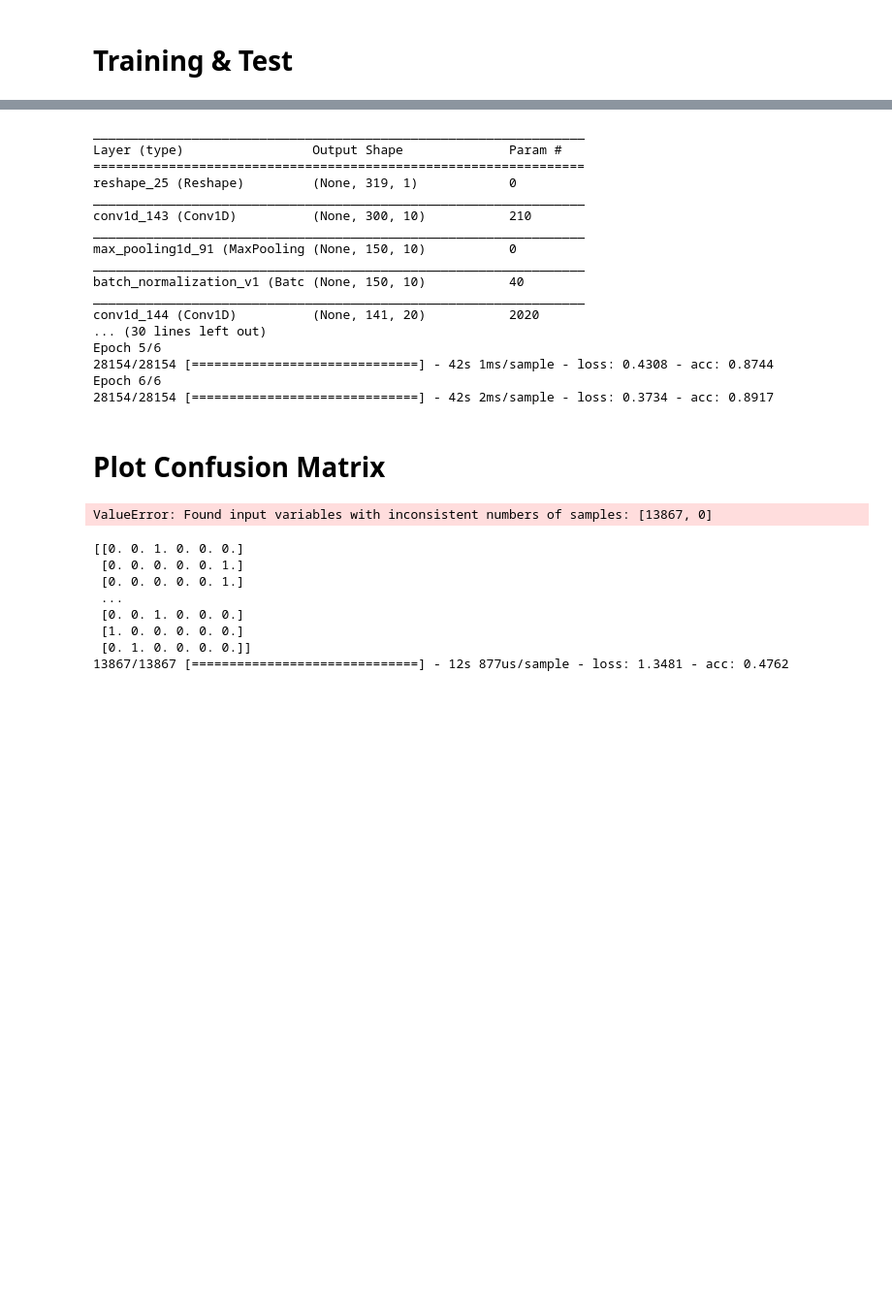
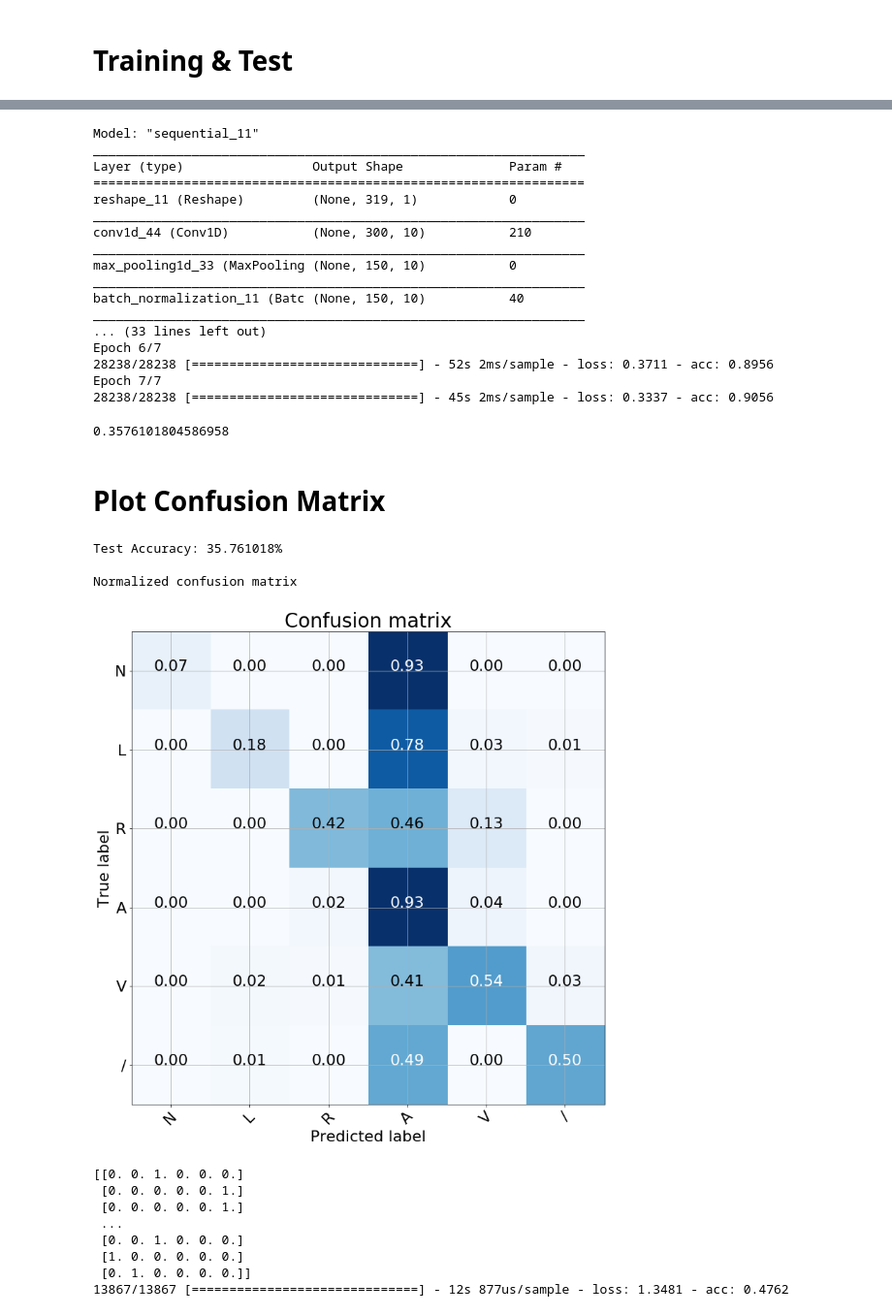
Before and after one commit to Christini-Lab/ecg_classification, a Jupyter notebook: ECG_Classification.ipynb, the cells around one changed output, grey strips where cells are left out. Shown at 97% size. Cells and saved outputs as stored; diff of their text form; code cells hidden in the pictures; blank space fills up the shorter version.

```diff
--- a/ECG_Classification.ipynb
+++ b/ECG_Classification.ipynb
@@ -284,7 +289,7 @@ y_binary = utils.to_categorical(y_train)
 # print(y_binary)
 
 BATCH_SIZE = 400
-EPOCHS = 6
+EPOCHS = 7
 
 history = model.fit(X_train,y_binary, batch_size=BATCH_SIZE, epochs=EPOCHS, verbose=1)
 
@@ -318,44 +323,55 @@ history = model.fit(X_train,y_binary, batch_size=BATCH_SIZE, epochs=EPOCHS, verb
 
 # accuracy_score = estimator.evaluate(input_fn=test_input_fn)["accuracy"]
 # %% [output]
+Model: "sequential_11"
 _________________________________________________________________
 Layer (type)                 Output Shape              Param #
 =================================================================
-reshape_25 (Reshape)         (None, 319, 1)            0
+reshape_11 (Reshape)         (None, 319, 1)            0
 _________________________________________________________________
-conv1d_143 (Conv1D)          (None, 300, 10)           210
+conv1d_44 (Conv1D)           (None, 300, 10)           210
 _________________________________________________________________
-max_pooling1d_91 (MaxPooling (None, 150, 10)           0
+max_pooling1d_33 (MaxPooling (None, 150, 10)           0
 _________________________________________________________________
-batch_normalization_v1 (Batc (None, 150, 10)           40
+batch_normalization_11 (Batc (None, 150, 10)           40
 _________________________________________________________________
-conv1d_144 (Conv1D)          (None, 141, 20)           2020
-... (30 lines left out)
-Epoch 5/6
-28154/28154 [==============================] - 42s 1ms/sample - loss: 0.4308 - acc: 0.8744
-Epoch 6/6
-28154/28154 [==============================] - 42s 2ms/sample - loss: 0.3734 - acc: 0.8917
+... (33 lines left out)
+Epoch 6/7
+28238/28238 [==============================] - 52s 2ms/sample - loss: 0.3711 - acc: 0.8956
+Epoch 7/7
+28238/28238 [==============================] - 45s 2ms/sample - loss: 0.3337 - acc: 0.9056
 # %%
-# Predict
-pred_input_fn = tf.estimator.inputs.numpy_input_fn(
-    x={"ecg": np.array(X_test)},
-    shuffle=False
-)
+# # Predict
+# pred_input_fn = tf.estimator.inputs.numpy_input_fn(
+#     x={"ecg": np.array(X_test)},
+#     shuffle=False
+# )
 
-predictions = estimator.predict(input_fn=pred_input_fn)
+# predictions = estimator.predict(input_fn=pred_input_fn)
+
+y_predictions = model.predict(X_test)
+y_predictions = np.argmax(y_predictions, axis=1)
+# print(np.argmax(y_predictions, axis=1))
+accuracy_score = np.count_nonzero((y_test - y_predictions) == 0) / len(y_predictions)
+print(accuracy_score)
+# %% [output]
+0.3576101804586958
 # %% [markdown]
 # Plot Confusion Matrix
 # %%
-pred = list()
-for p in predictions:
-    pred.append(p["class_ids"][0])
+# pred = list()
+# for p in predictions:
+#     pred.append(p["class_ids"][0])
 
-cm = confusion_matrix(y_test, pred)
+cm = confusion_matrix(y_test, y_predictions)
 
 print("\nTest Accuracy: {0:f}%\n".format(accuracy_score*100))
 plot_confusion_matrix(cm, classes, normalize=True)
 # %% [output]
-ValueError: Found input variables with inconsistent numbers of samples: [13867, 0]
+Test Accuracy: 35.761018%
+
+Normalized confusion matrix
+[figure, added]
 # %%
 y_test_binary = utils.to_categorical(y_test)
 print(y_test_binary)
```
Also changed, not shown: parts of 6 cells of this notebook, 1 other file.
